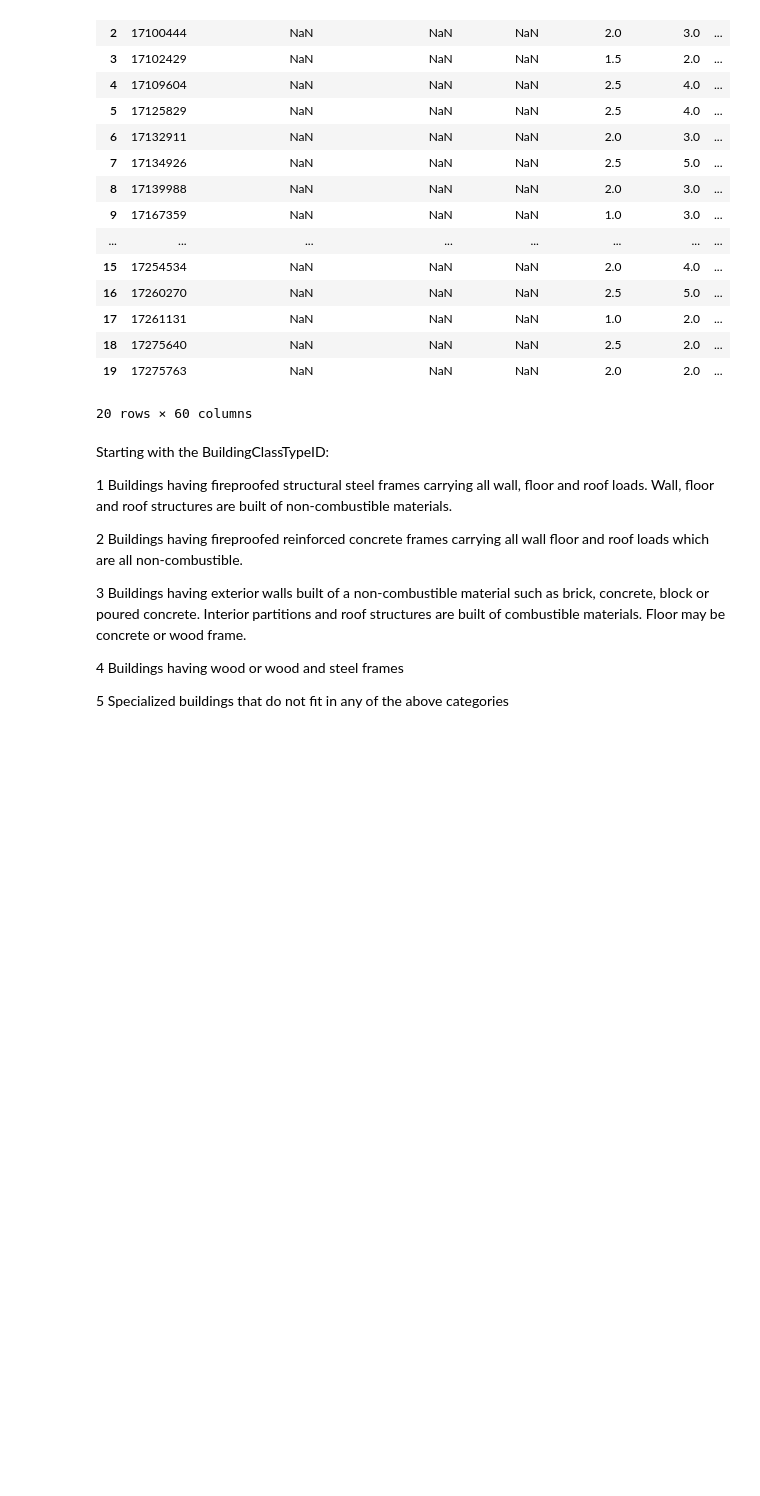
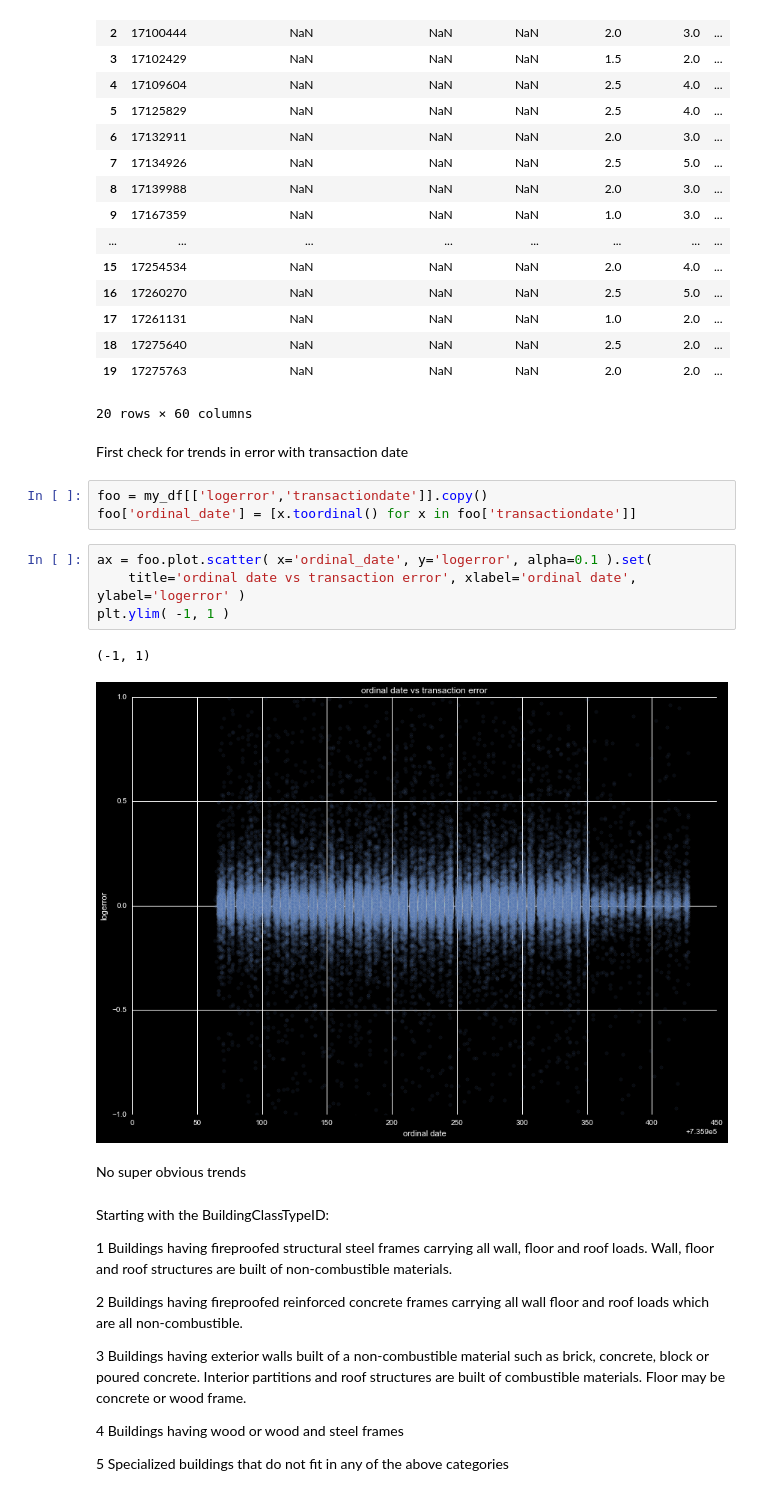
Before and after one commit to markertsean/zillow, a Jupyter notebook: Explore_Purchased.ipynb, the cells around one changed output. Cells and saved outputs as stored; diff of their text form; blank space fills up the shorter version.

```diff
--- a/Explore_Purchased.ipynb
+++ b/Explore_Purchased.ipynb
@@ -81,6 +84,20 @@ my_df.head(20)
 | 18 | 17275640 | NaN | NaN | NaN | 2.5 | 2.0 | ... |
 | 19 | 17275763 | NaN | NaN | NaN | 2.0 | 2.0 | ... |
 20 rows × 60 columns
+# %% [markdown]
+First check for trends in error with transaction date
+# %%
+foo = my_df[['logerror','transactiondate']].copy()
+foo['ordinal_date'] = [x.toordinal() for x in foo['transactiondate']]
+# %%
+ax = foo.plot.scatter( x='ordinal_date', y='logerror', alpha=0.1 ).set(
+    title='ordinal date vs transaction error', xlabel='ordinal date', ylabel='logerror' )
+plt.ylim( -1, 1 )
+# %% [output]
+(-1, 1)
+[figure, added]
+# %% [markdown]
+No super obvious trends
 # %% [markdown]
 Starting with the BuildingClassTypeID:
 
```
Also changed, not shown: parts of 45 cells of this notebook, 1 other file.
